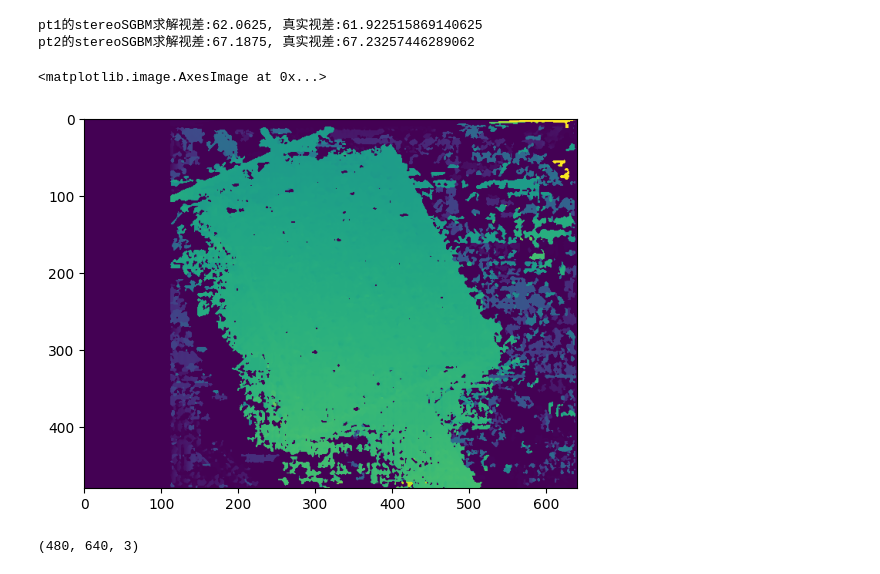
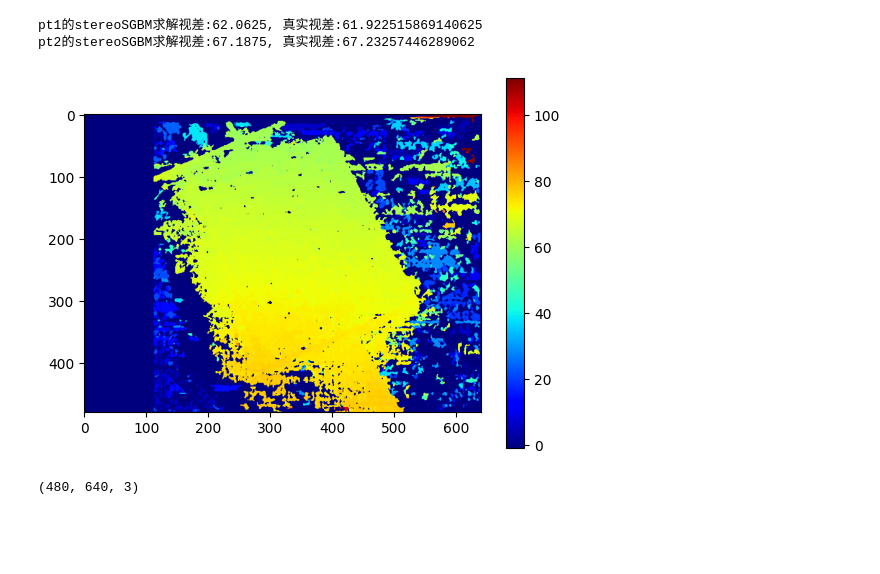
Before and after one commit to chenzhaoqiJM/camera3d_kit, a Jupyter notebook: stereo/calibration/calibra.ipynb, the cells around one changed output. Cells and saved outputs as stored; diff of their text form; code cells hidden in the pictures; blank space fills up the shorter version.

```diff
--- a/stereo/calibration/calibra.ipynb
+++ b/stereo/calibration/calibra.ipynb
@@ -237,7 +237,7 @@ print(mycc._stereoCommParameters["Q"])
  [ 0.00000000e+00  0.00000000e+00  1.65904301e-02 -0.00000000e+00]]
 # %%
 # SGBM算法初始化
-stereoSGBM = cv2.StereoSGBM_create(
+left_matcher  = cv2.StereoSGBM_create(
     minDisparity=0, # 最小视差值。通常为 0，但如果图像经过校正后可能会有偏移，则可能需要调整
     numDisparities=16 * 7, # 最大视差减去最小视差。该值必须大于 0，并且在当前实现中，必须能被 16 整除。设置的视差范围越大，可以检测到的深度范围也越大，但计算量也会增加。
     blockSize=3, # 匹配块的大小 (Matched block size)。它必须是一个 大于等于 1 的奇数。较小保留更多细节，但更容易受噪声影响；较大结果更平滑，但可能丢失细节
@@ -249,8 +249,13 @@ stereoSGBM = cv2.StereoSGBM_create(
     speckleRange=32, # 斑点过滤中最大允许的视差变化范围, 隐式乘以 16
     preFilterCap=63  # 该值越大，对纹理较少区域的响应越强。
     )
+
+# WLS
+right_matcher = cv2.ximgproc.createRightMatcher(left_matcher )
 # %%
 grayl = cv2.cvtColor(left_remap, cv2.COLOR_BGR2GRAY)
 grayr = cv2.cvtColor(right_remap, cv2.COLOR_BGR2GRAY)
-disparity = stereoSGBM.compute(grayl, grayr)
+
+disparity_left  = left_matcher.compute(grayl, grayr)
+disparity_right = right_matcher.compute(grayr, grayl)
 # %%
@@ -265,8 +270,9 @@ print(f"pt2的stereoSGBM求解视差:{_dis2}, 真实视差:{_dis2_real}")
 pt1的stereoSGBM求解视差:62.0625, 真实视差:61.922515869140625
 pt2的stereoSGBM求解视差:67.1875, 真实视差:67.23257446289062
 # %%
-plt.imshow(disparity/16)
+plt.imshow(disparity_left / 16, cmap='jet')
+plt.colorbar()
+plt.show()
 # %% [output]
-<matplotlib.image.AxesImage at 0x...>
-[figure, old version]
+[figure, new version]
 # %%
```
Also changed, not shown: parts of 10 cells of this notebook, 7 other files.
